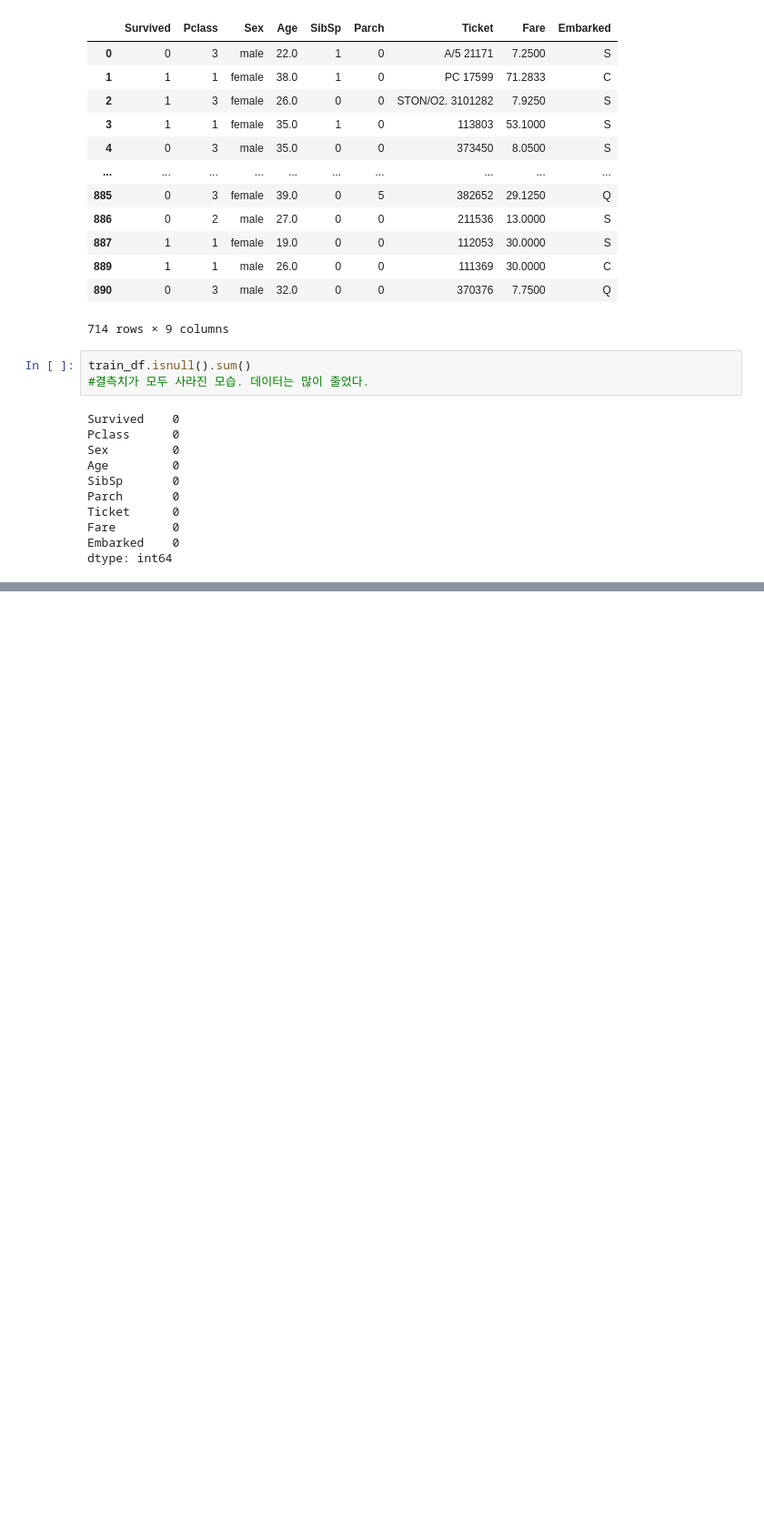
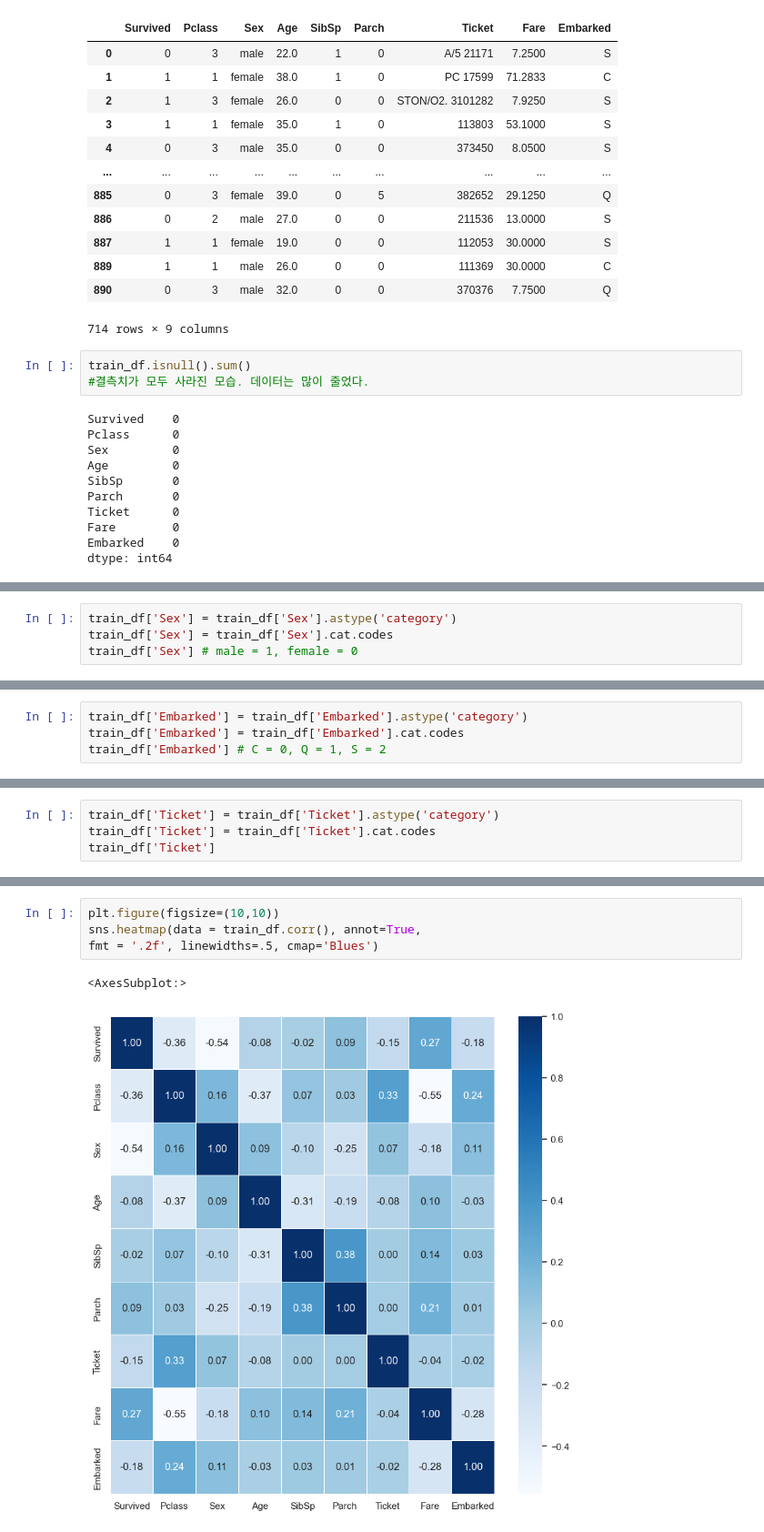
Before and after one commit to koreaTail/aiffel_git, a Jupyter notebook: 6week/Titanic_project.ipynb, the cells around one changed output, grey strips where cells are left out. Shown at 91% size. Cells and saved outputs as stored; diff of their text form; blank space fills up the shorter version.

```diff
--- a/6week/Titanic_project.ipynb
+++ b/6week/Titanic_project.ipynb
@@ -362,0 +384,4 @@ dtype: int64
+# %%
+train_df['Sex'] = train_df['Sex'].astype('category')
+train_df['Sex'] = train_df['Sex'].cat.codes
+train_df['Sex'] # male = 1, female = 0
@@ -362,0 +416,4 @@ dtype: int64
+# %%
+train_df['Embarked'] = train_df['Embarked'].astype('category')
+train_df['Embarked'] = train_df['Embarked'].cat.codes
+train_df['Embarked'] # C = 0, Q = 1, S = 2
@@ -362,0 +452,4 @@ dtype: int64
+# %%
+train_df['Ticket'] = train_df['Ticket'].astype('category')
+train_df['Ticket'] = train_df['Ticket'].cat.codes
+train_df['Ticket']
@@ -362,0 +503,7 @@ dtype: int64
+# %%
+plt.figure(figsize=(10,10))
+sns.heatmap(data = train_df.corr(), annot=True,
+fmt = '.2f', linewidths=.5, cmap='Blues')
+# %% [output]
+<AxesSubplot:>
+[figure, added]
```
Also changed, not shown: parts of 28 cells of this notebook.
